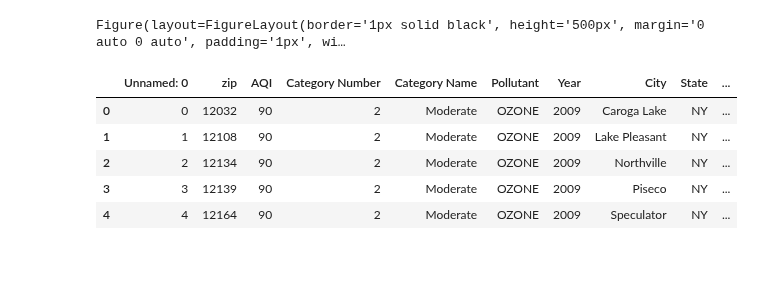
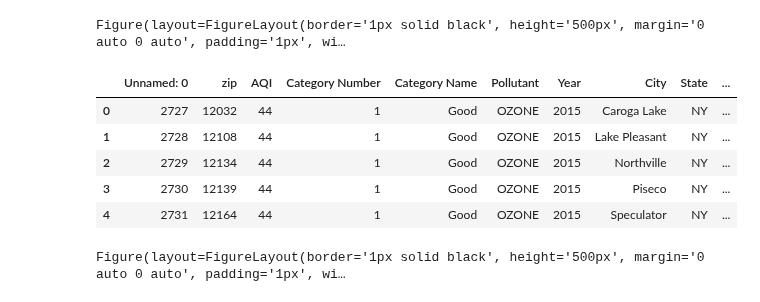
Before and after one commit to paloni-dotcom/Se7en, a Jupyter notebook: Heat_Map_AQI_by_zipcode.ipynb, the cells around one changed output. Cells and saved outputs as stored; diff of their text form; code cells hidden in the pictures; blank space fills up the shorter version.

Commit message:
AQI Heat Map for 2020

```diff
--- a/Heat_Map_AQI_by_zipcode.ipynb
+++ b/Heat_Map_AQI_by_zipcode.ipynb
@@ -144,16 +144,32 @@ zip_df = zip_df.dropna()
 # %%
 #merging both dataframes
 # merge AQI and zip coordinates dataframes on zipcode
 new_aqi_2015_df = pd.merge(aqi_2015_df, zip_df, on=['zip','zip'], how="left")
 
 
 #take care of NaN velue
 new_aqi_2015_df = new_aqi_2015_df.dropna()
-new_aqi_df.head()
+new_aqi_2015_df.head()
 # %% [output]
 |  | Unnamed: 0 | zip | AQI | Category Number | Category Name | Pollutant | Year | City | State | ... |
-| 0 | 0 | 12032 | 90 | 2 | Moderate | OZONE | 2009 | Caroga Lake | NY | ... |
-| 1 | 1 | 12108 | 90 | 2 | Moderate | OZONE | 2009 | Lake Pleasant | NY | ... |
-| 2 | 2 | 12134 | 90 | 2 | Moderate | OZONE | 2009 | Northville | NY | ... |
-| 3 | 3 | 12139 | 90 | 2 | Moderate | OZONE | 2009 | Piseco | NY | ... |
-| 4 | 4 | 12164 | 90 | 2 | Moderate | OZONE | 2009 | Speculator | NY | ... |
+| 0 | 2727 | 12032 | 44 | 1 | Good | OZONE | 2015 | Caroga Lake | NY | ... |
+| 1 | 2728 | 12108 | 44 | 1 | Good | OZONE | 2015 | Lake Pleasant | NY | ... |
+| 2 | 2729 | 12134 | 44 | 1 | Good | OZONE | 2015 | Northville | NY | ... |
+| 3 | 2730 | 12139 | 44 | 1 | Good | OZONE | 2015 | Piseco | NY | ... |
+| 4 | 2731 | 12164 | 44 | 1 | Good | OZONE | 2015 | Speculator | NY | ... |
+# %%
+#Plot Heatmap for AQI by zip code
+locations = new_aqi_2015_df[["Latitude", "Longitude"]]
+aqi = new_aqi_2015_df["AQI"].astype(float)
+
+#create heat layer
+heat_layer = gmaps.heatmap_layer(locations, weights=aqi,
+                                  dissipating=False, max_intensity=500,
+                                  point_radius=0.05)
+
+
+# Add layer to the map
+fig.add_layer(heat_layer)
+fig
+# %% [output]
+Figure(layout=FigureLayout(border='1px solid black', height='500px', margin='0 auto 0 auto', padding='1px', wi…
```
Also changed, not shown: parts of 4 cells of this notebook.
